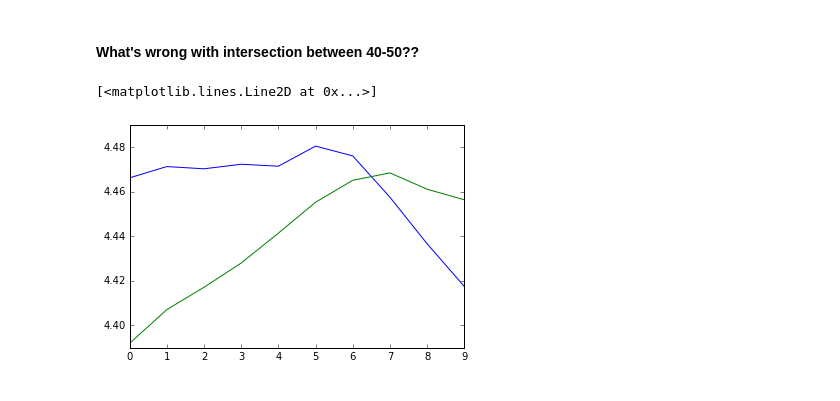
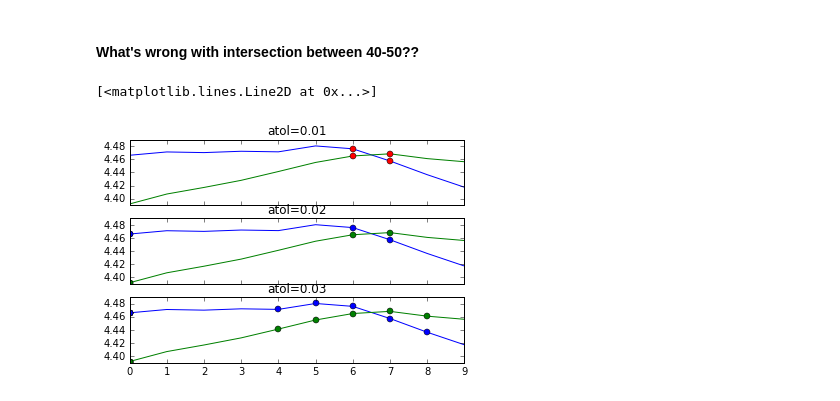
Before and after one commit to mariuszrokita/money-machine, a Jupyter notebook: EURPLN_exchange_rate_analysis.ipynb, the cells around one changed output. Cells and saved outputs as stored; diff of their text form; code cells hidden in the pictures.

```diff
--- a/EURPLN_exchange_rate_analysis.ipynb
+++ b/EURPLN_exchange_rate_analysis.ipynb
@@ -194,19 +197,42 @@ intersection_points = plot_pair(comparison_pair)
 [figure]
 # %% [markdown]
 #### What's wrong with intersection between 40-50??
-# %%
-test_sma_1 = df_sma[3][-160:-150].values
-test_sma_2 = df_sma[10][-160:-150].values
-
-intpoint = np.argwhere(np.isclose(test_sma_1, test_sma_2, atol=0.01)).reshape(-1)
-
-plt.plot(test_sma_1)
-plt.plot(test_sma_2)
-plt.plot(intpoint, test_sma_1[intpoint], 'go')
-plt.plot(intpoint, test_sma_2[intpoint], 'ro')
-# %% [output]
-[<matplotlib.lines.Line2D at 0x...>]
-[figure, removed]
+# %%
+x1 = 40
+x2 = 50
+
+test_sma_1 = df_sma[3][-200+x1:-200+x2].values
+test_sma_2 = df_sma[10][-200+x1:-200+x2].values
+
+intpoints_v1 = np.argwhere(np.isclose(test_sma_1, test_sma_2, atol=0.01)).reshape(-1)
+intpoints_v2 = np.argwhere(np.isclose(test_sma_1, test_sma_2, atol=0.02)).reshape(-1)
+intpoints_v3 = np.argwhere(np.isclose(test_sma_1, test_sma_2, atol=0.03)).reshape(-1)
+
+f, (ax1, ax2, ax3) = plt.subplots(3, sharex=True, sharey=True)
+ax1.set_title("atol=0.01")
+ax1.plot(test_sma_1)
+ax1.plot(test_sma_2)
+ax1.plot(intpoints_v1, test_sma_1[intpoints_v1], 'bo')
+ax1.plot(intpoints_v1, test_sma_2[intpoints_v1], 'go')
+ax1.plot(6, test_sma_1[6], 'ro')
+ax1.plot(7, test_sma_1[7], 'ro')
+ax1.plot(6, test_sma_2[6], 'ro')
+ax1.plot(7, test_sma_2[7], 'ro')
+
+ax2.set_title("atol=0.02")
+ax2.plot(test_sma_1)
+ax2.plot(test_sma_2)
+ax2.plot(intpoints_v2, test_sma_1[intpoints_v2], 'bo')
+ax2.plot(intpoints_v2, test_sma_2[intpoints_v2], 'go')
+
+ax3.set_title("atol=0.03")
+ax3.plot(test_sma_1)
+ax3.plot(test_sma_2)
+ax3.plot(intpoints_v3, test_sma_1[intpoints_v3], 'bo')
+ax3.plot(intpoints_v3, test_sma_2[intpoints_v3], 'go')
+# %% [output]
+[<matplotlib.lines.Line2D at 0x...>]
+[figure, added]
 # %%
 print("Intersection points between SMA-{} and SMA-{}".format(comparison_pair[0], comparison_pair[1]))
 print(intersection_points)
```
Also changed, not shown: parts of 7 cells of this notebook.
